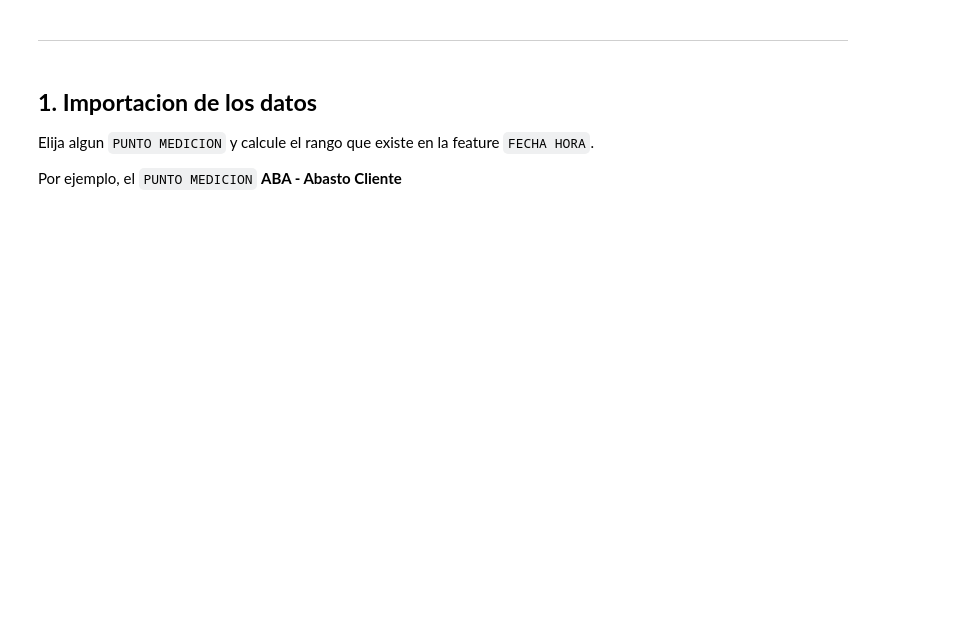
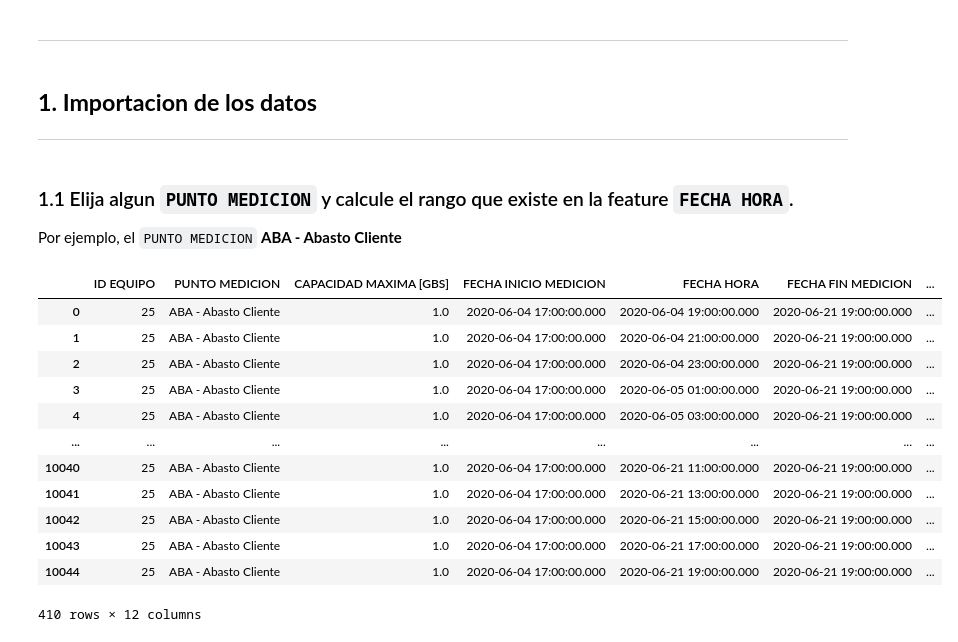
Before and after one commit to diplodatos2020/AnalisisYCuracion_Mentoria, a Jupyter notebook: Practico_AyC.ipynb, the cells around one changed output. Cells and saved outputs as stored; diff of their text form; code cells hidden in the pictures; blank space fills up the shorter version.

```diff
--- a/Practico_AyC.ipynb
+++ b/Practico_AyC.ipynb
@@ -24,0 +32,4 @@ df.shape
+# %%
+filename = "https://raw.githubusercontent.com/diplodatos2020/Introduccion_Mentoria/master/dataset_inf_telec_ayc.csv"
+df = pd.read_csv(filename)
+df.shape
@@ -27,10 +47,27 @@ df.sample(5)
 # %% [markdown]
 ---
+# %% [markdown]
+## **1. Importacion de los datos**
+
+---
 # %% [markdown]
-## **1. Importacion de los datos**
-
-Elija algun `PUNTO MEDICION` y calcule el rango que existe en la feature `FECHA HORA`.
+### 1.1  Elija algun `PUNTO MEDICION` y calcule el rango que existe en la feature `FECHA HORA`.
 
 Por ejemplo, el `PUNTO MEDICION` **ABA - Abasto Cliente**
 # %%
 df_abasto = df[df['PUNTO MEDICION'] == "ABA - Abasto Cliente"]
+df_abasto
+# %% [output]
+|  | ID EQUIPO | PUNTO MEDICION | CAPACIDAD MAXIMA [GBS] | FECHA INICIO MEDICION | FECHA HORA | FECHA FIN MEDICION | ... |
+| 0 | 25 | ABA - Abasto Cliente | 1.0 | 2020-06-04 17:00:00.000 | 2020-06-04 19:00:00.000 | 2020-06-21 19:00:00.000 | ... |
+| 1 | 25 | ABA - Abasto Cliente | 1.0 | 2020-06-04 17:00:00.000 | 2020-06-04 21:00:00.000 | 2020-06-21 19:00:00.000 | ... |
+| 2 | 25 | ABA - Abasto Cliente | 1.0 | 2020-06-04 17:00:00.000 | 2020-06-04 23:00:00.000 | 2020-06-21 19:00:00.000 | ... |
+| 3 | 25 | ABA - Abasto Cliente | 1.0 | 2020-06-04 17:00:00.000 | 2020-06-05 01:00:00.000 | 2020-06-21 19:00:00.000 | ... |
+| 4 | 25 | ABA - Abasto Cliente | 1.0 | 2020-06-04 17:00:00.000 | 2020-06-05 03:00:00.000 | 2020-06-21 19:00:00.000 | ... |
+| ... | ... | ... | ... | ... | ... | ... | ... |
+| 10040 | 25 | ABA - Abasto Cliente | 1.0 | 2020-06-04 17:00:00.000 | 2020-06-21 11:00:00.000 | 2020-06-21 19:00:00.000 | ... |
+| 10041 | 25 | ABA - Abasto Cliente | 1.0 | 2020-06-04 17:00:00.000 | 2020-06-21 13:00:00.000 | 2020-06-21 19:00:00.000 | ... |
+| 10042 | 25 | ABA - Abasto Cliente | 1.0 | 2020-06-04 17:00:00.000 | 2020-06-21 15:00:00.000 | 2020-06-21 19:00:00.000 | ... |
+| 10043 | 25 | ABA - Abasto Cliente | 1.0 | 2020-06-04 17:00:00.000 | 2020-06-21 17:00:00.000 | 2020-06-21 19:00:00.000 | ... |
+| 10044 | 25 | ABA - Abasto Cliente | 1.0 | 2020-06-04 17:00:00.000 | 2020-06-21 19:00:00.000 | 2020-06-21 19:00:00.000 | ... |
+410 rows × 12 columns
```
Also changed, not shown: parts of 97 cells of this notebook, 3 other files.
